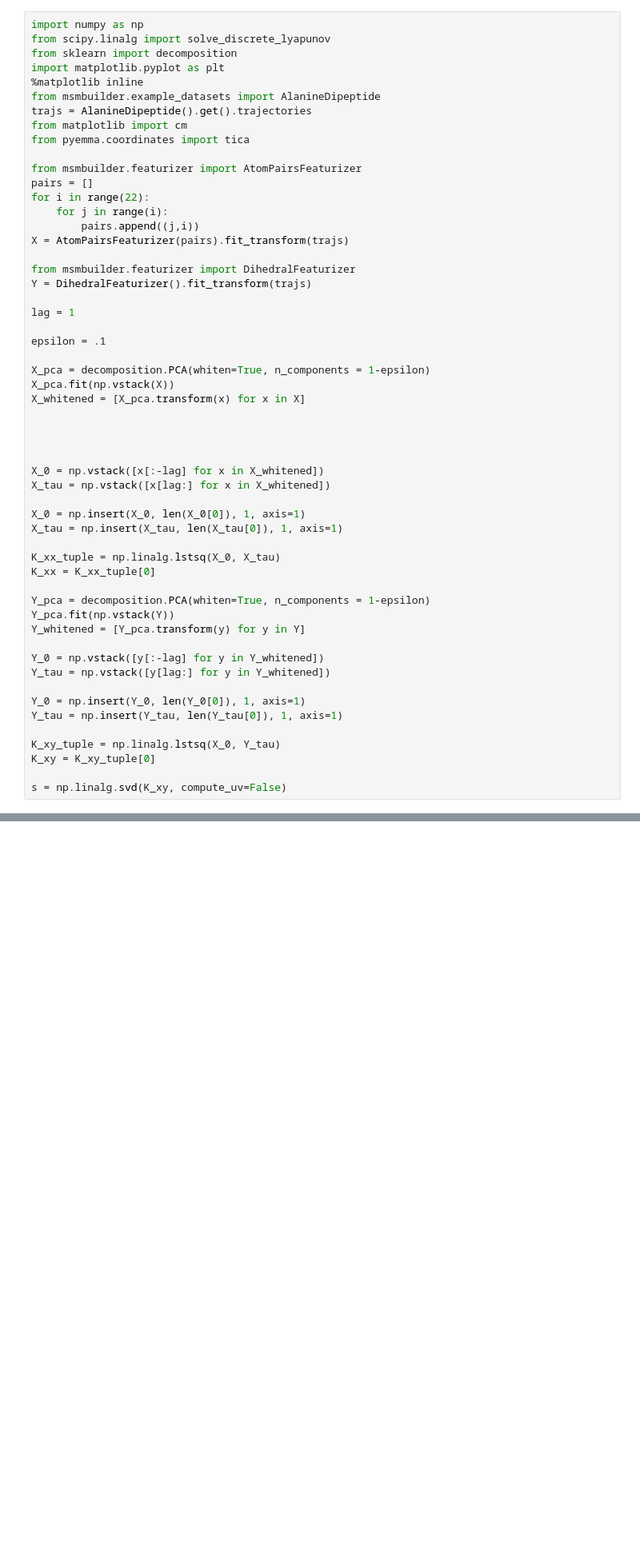
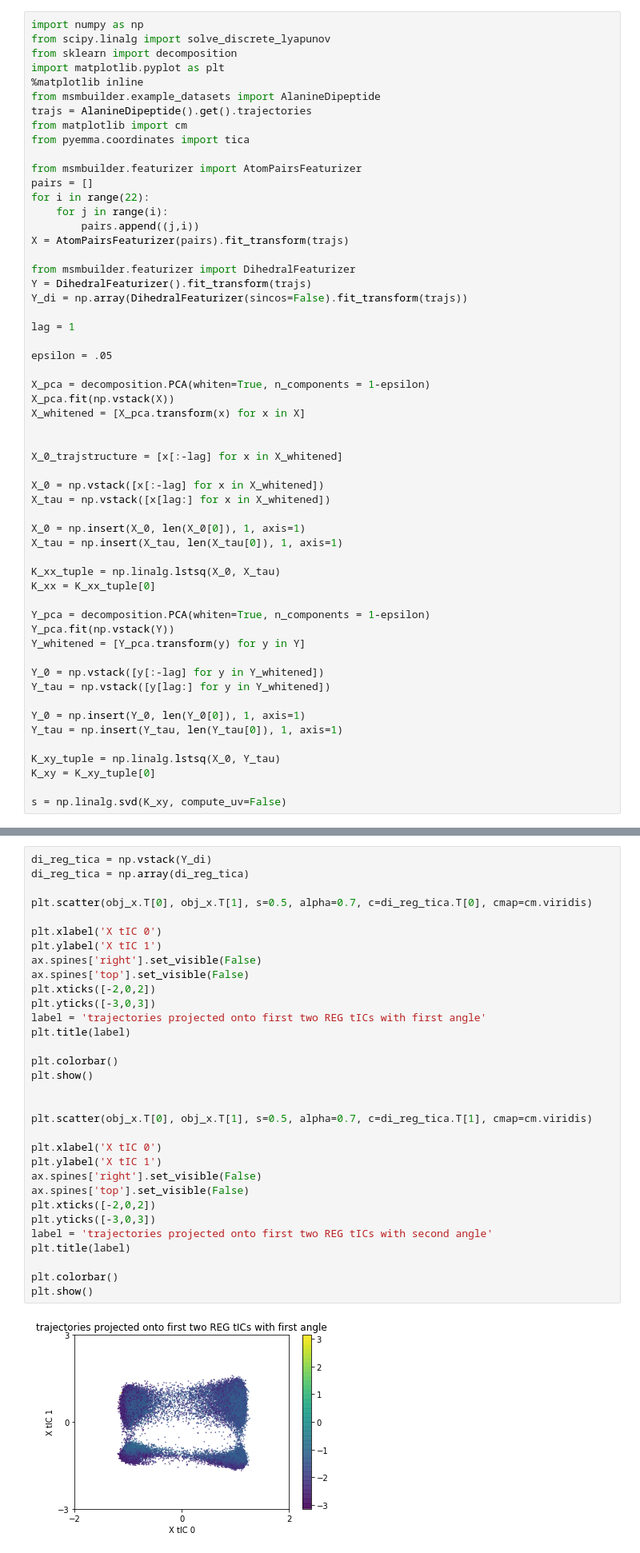
Before and after one commit to choderalab/observable-tica, a Jupyter notebook: noteboooks/obs_tica-tica-correlation-calculations.ipynb, the cells around one changed output, grey strips where cells are left out. Shown at 80% size. Drawn from its saved outputs; the diff is of its cells as text; blank space fills up the shorter version.

```diff
--- a/noteboooks/obs_tica-tica-correlation-calculations.ipynb
+++ b/noteboooks/obs_tica-tica-correlation-calculations.ipynb
@@ -20,17 +20,18 @@ X = AtomPairsFeaturizer(pairs).fit_transform(trajs)
 
 from msmbuilder.featurizer import DihedralFeaturizer
 Y = DihedralFeaturizer().fit_transform(trajs)
+Y_di = np.array(DihedralFeaturizer(sincos=False).fit_transform(trajs))
 
 lag = 1
 
-epsilon = .1
+epsilon = .05
 
 X_pca = decomposition.PCA(whiten=True, n_components = 1-epsilon)
 X_pca.fit(np.vstack(X))
 X_whitened = [X_pca.transform(x) for x in X]
 
 
-
+X_0_trajstructure = [x[:-lag] for x in X_whitened]
 
 X_0 = np.vstack([x[:-lag] for x in X_whitened])
 X_tau = np.vstack([x[lag:] for x in X_whitened])
@@ -134,0 +143,34 @@ for i in range(len(a)):
+# %%
+di_reg_tica = np.vstack(Y_di)
+di_reg_tica = np.array(di_reg_tica)
+
+plt.scatter(obj_x.T[0], obj_x.T[1], s=0.5, alpha=0.7, c=di_reg_tica.T[0], cmap=cm.viridis)
+
+plt.xlabel('X tIC 0')
+plt.ylabel('X tIC 1')
+ax.spines['right'].set_visible(False)
+ax.spines['top'].set_visible(False)
+plt.xticks([-2,0,2])
+plt.yticks([-3,0,3])
+label = 'trajectories projected onto first two REG tICs with first angle'
+plt.title(label)
+
+plt.colorbar()
+plt.show()
+
+
+plt.scatter(obj_x.T[0], obj_x.T[1], s=0.5, alpha=0.7, c=di_reg_tica.T[1], cmap=cm.viridis)
+
+plt.xlabel('X tIC 0')
+plt.ylabel('X tIC 1')
+ax.spines['right'].set_visible(False)
+ax.spines['top'].set_visible(False)
+plt.xticks([-2,0,2])
+plt.yticks([-3,0,3])
+label = 'trajectories projected onto first two REG tICs with second angle'
+plt.title(label)
+
+plt.colorbar()
+plt.show()
+# %% [output]
+[figure, added]
```
Also changed, not shown: parts of 13 cells of this notebook, 3 other files.
